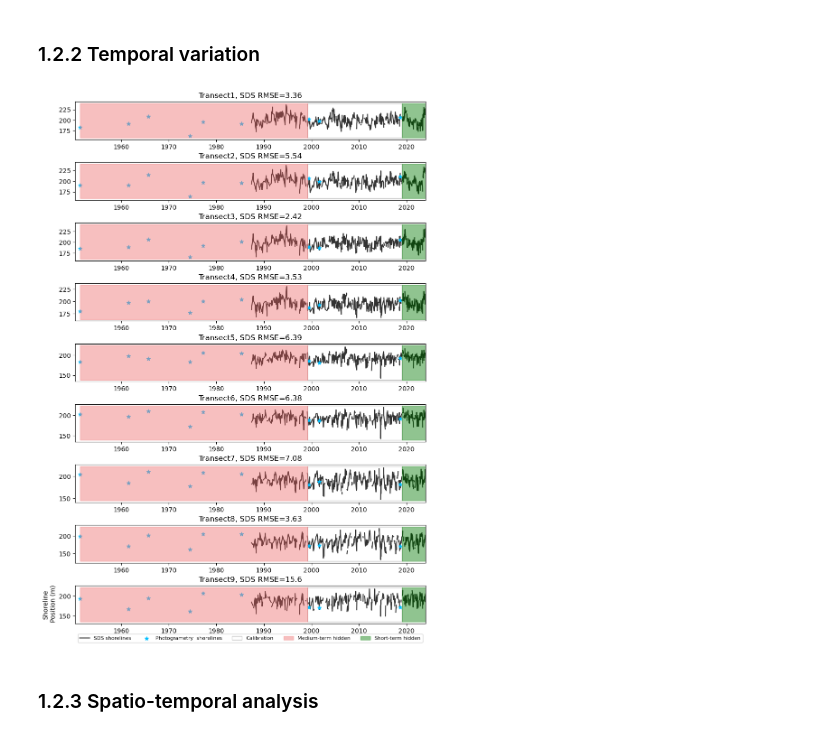
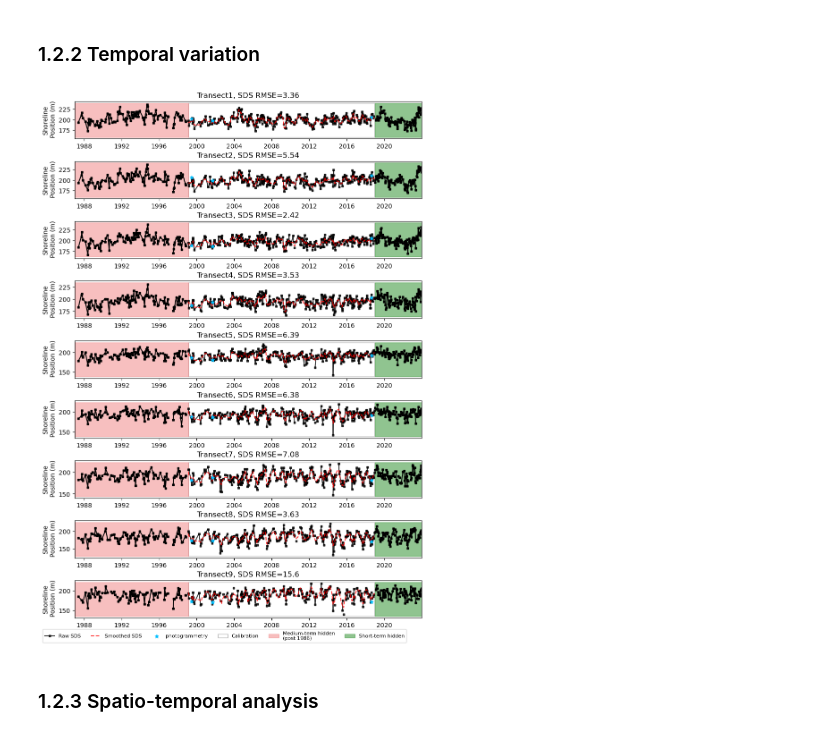
Before and after one commit to ShoreShop/ShoreModel_Benchmark, a Jupyter notebook: 1.data_explore.ipynb, the cells around one changed output. Saved outputs shown, nothing was run; the diff lists cells and outputs as text; code cells hidden in the pictures.

Commit message:
Update plots

```diff
--- a/1.data_explore.ipynb
+++ b/1.data_explore.ipynb
@@ -82,6 +82,7 @@ Only shorelines from 1987 to 2018 are avaiable for model training/calibration in
 Along each transect, shoreline positions were provided as the distance to the **landward** end of the transect.
 # %%
 fn_obs =  'shorelines_obs.csv' # File name for shoreline observation
+fn_smooth =  'shorelines_obs_smoothed.csv' # File name for shoreline observation
 fn_targ_short =  'shorelines_hidden_short.csv' # File name for short-term shoreline prediction target
 fn_targ_medium =  'shorelines_hidden_medium.csv' # File name for medium-term shoreline prediction target
 fn_gt =  'shorelines_groundtruth.csv' #File name for groudtruth
@@ -93,11 +94,16 @@ df_gt.index = pd.to_datetime(df_gt.index)
 df_targ_short = pd.read_csv(os.path.join(fp, 'shorelines', fn_targ_short), index_col='Datetime')
 df_targ_short.index = pd.to_datetime(df_targ_short.index)
 
+
 df_targ_medium = pd.read_csv(os.path.join(fp, 'shorelines', fn_targ_medium), index_col='Datetime')
 df_targ_medium.index = pd.to_datetime(df_targ_medium.index)
 
 df_obs = pd.read_csv(os.path.join(fp, 'shorelines', fn_obs), index_col='Datetime')
 df_obs.index = pd.to_datetime(df_obs.index)
+
+df_smooth = pd.read_csv(os.path.join(fp, 'shorelines', fn_smooth), index_col='Datetime')
+df_smooth.index = pd.to_datetime(df_smooth.index)
+
 df_obs
 # %% [output]
 |  | Transect1 | Transect2 | Transect3 | Transect4 | Transect5 | Transect6 | Transect7 | Transect8 | Transect9 |
@@ -166,47 +172,49 @@ plt.savefig('figures/shorelines_spatial.jpg', dpi=300, bbox_inches='tight')
 # Temporal view of shoreline position
 df_diff = df_obs.resample('D').interpolate('linear').reindex(df_gt.index) - df_gt
 RMSE = np.sqrt((df_diff**2).mean())
-sep_time = datetime.datetime(year=1986, month=1, day=1)
+sep_time = datetime.datetime(year=1987, month=1, day=1)
 
 fig, axes = plt.subplots(len(df_tran), 1, figsize=(10, 15))
 
 # Iterate transects
 for i, tran_id in enumerate(df_tran.index):
 
     #ax = axes[int(i%(len(df_tran)/2)), int(i//(len(df_tran)/2))]
     ax = axes[i]
 
 
     # Plot time series of shoreline
-    ax.plot(df_obs.index, df_obs[tran_id], color='k', label='SDS shorelines', zorder=-1, alpha=0.8)
+    ax.plot(df_obs.index, df_obs[tran_id], color='k', marker='s', markersize=2.5, label='Raw SDS', zorder=0, alpha=0.8)
+    ax.plot(df_smooth.index, df_smooth[tran_id], color='red', linestyle='--', label='Smoothed SDS', zorder=1, alpha=0.8)
     ax.scatter(df_gt.index, df_gt[tran_id], color='deepskyblue', marker='*',
-               label='Photogrametry  shorelines', zorder=1)
+               label='photogrammetry', zorder=1)
     ax.plot(df_targ_medium[df_targ_medium.index>=sep_time].index, df_targ_medium[df_targ_medium.index>=sep_time][tran_id],
-            color='k', zorder=1)
+            marker='s', markersize=2.5, color='k', zorder=1)
     ax.scatter(df_targ_medium[df_targ_medium.index<sep_time].index, df_targ_medium[df_targ_medium.index<sep_time][tran_id],
-        color='deepskyblue', marker='*')
-    ax.plot(df_targ_short.index, df_targ_short[tran_id], color='k', zorder=1)
+        color='deepskyblue', marker='*', zorder=100)
+    ax.plot(df_targ_short.index, df_targ_short[tran_id], marker='s', markersize=2.5, color='k', zorder=0)
 
     ylim_up, ylim_down = ax.get_ylim()
     ax.fill_between(df_obs.index, ylim_up, ylim_down, alpha=0.5,
             color='white', edgecolor='grey', label='Calibration', zorder=-100)
     ax.fill_between([df_targ_medium.index[0], df_obs.index[0]], ylim_up, ylim_down, alpha=0.5,
-                    color='lightcoral', label='Medium-term hidden')
+                    color='lightcoral', label='Medium-term hidden\n(post 1986)', zorder=-100)
     ax.fill_between(df_targ_short.index, ylim_up, ylim_down, alpha=0.5,
-                    color='forestgreen', label='Short-term hidden')
+                    color='forestgreen', label='Short-term hidden', zorder=-100)
 
 
     ax.set_title('{}, SDS RMSE={:.3}'.format(tran_id, RMSE[tran_id]))
-    ax.set_xlim((df_targ_medium.index.min()-pd.Timedelta(days=365), df_targ_short.index.max()))
+    ax.set_xlim((sep_time, df_targ_short.index.max()))
+    ax.set_ylabel('Shoreline\n Position (m)')
 
     if i == 8:
-        ax.set_ylabel('Shoreline\n Position (m)')
-        ax.legend(ncol=5, fontsize=8, loc=2, bbox_to_anchor=[0,-0.21])
+
+        ax.legend(ncol=6, fontsize=8, loc=2, bbox_to_anchor=[-0.1,-0.23])
 
 fig.subplots_adjust(hspace=0.6)
 plt.savefig('figures/shorelines_temporal.jpg', dpi=300, bbox_inches='tight')
 # %% [output]
-[figure, old version]
+[figure, new version]
 # %% [markdown]
 ### 1.2.3 Spatio-temporal analysis
 # %%
```
Also changed, not shown: 13 other files.
